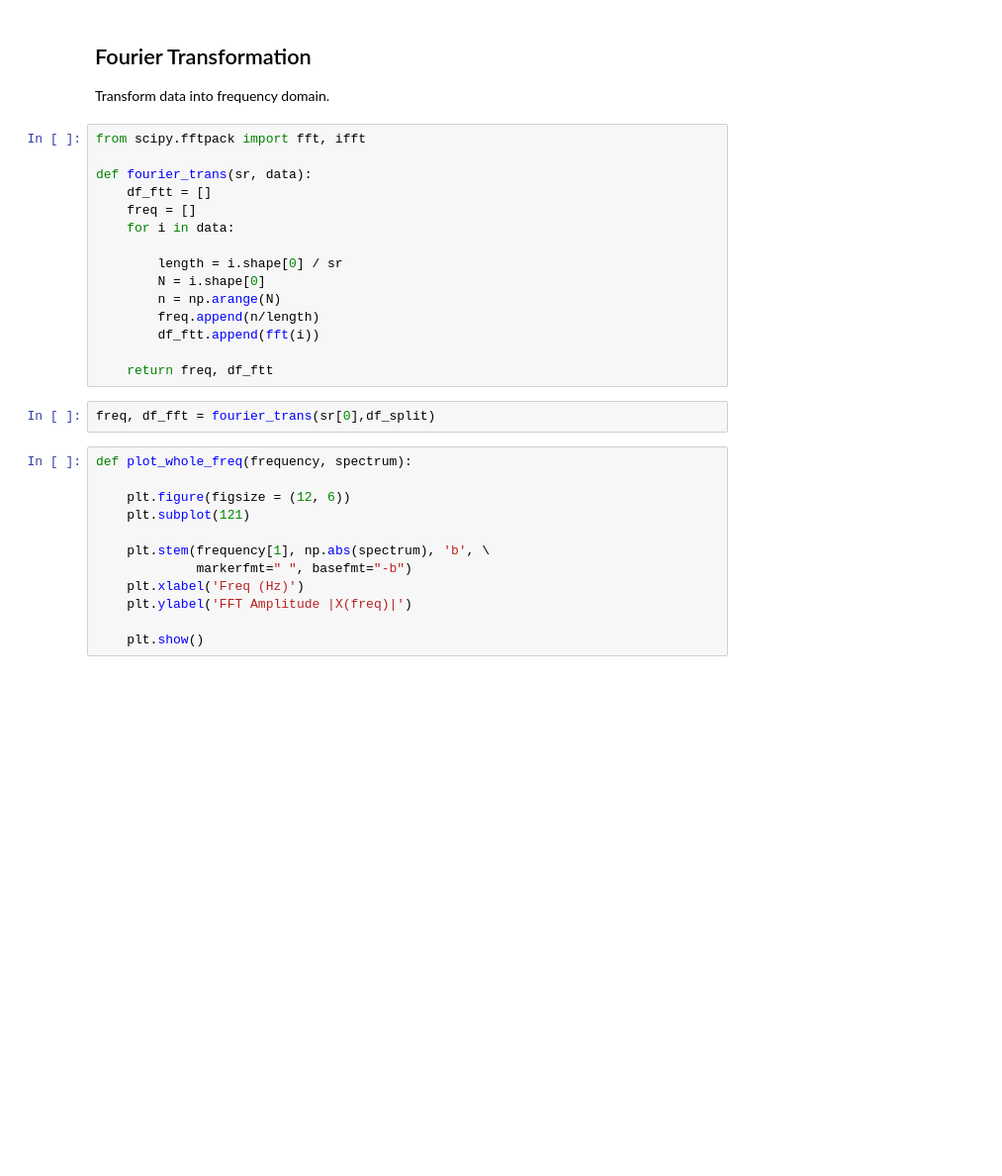
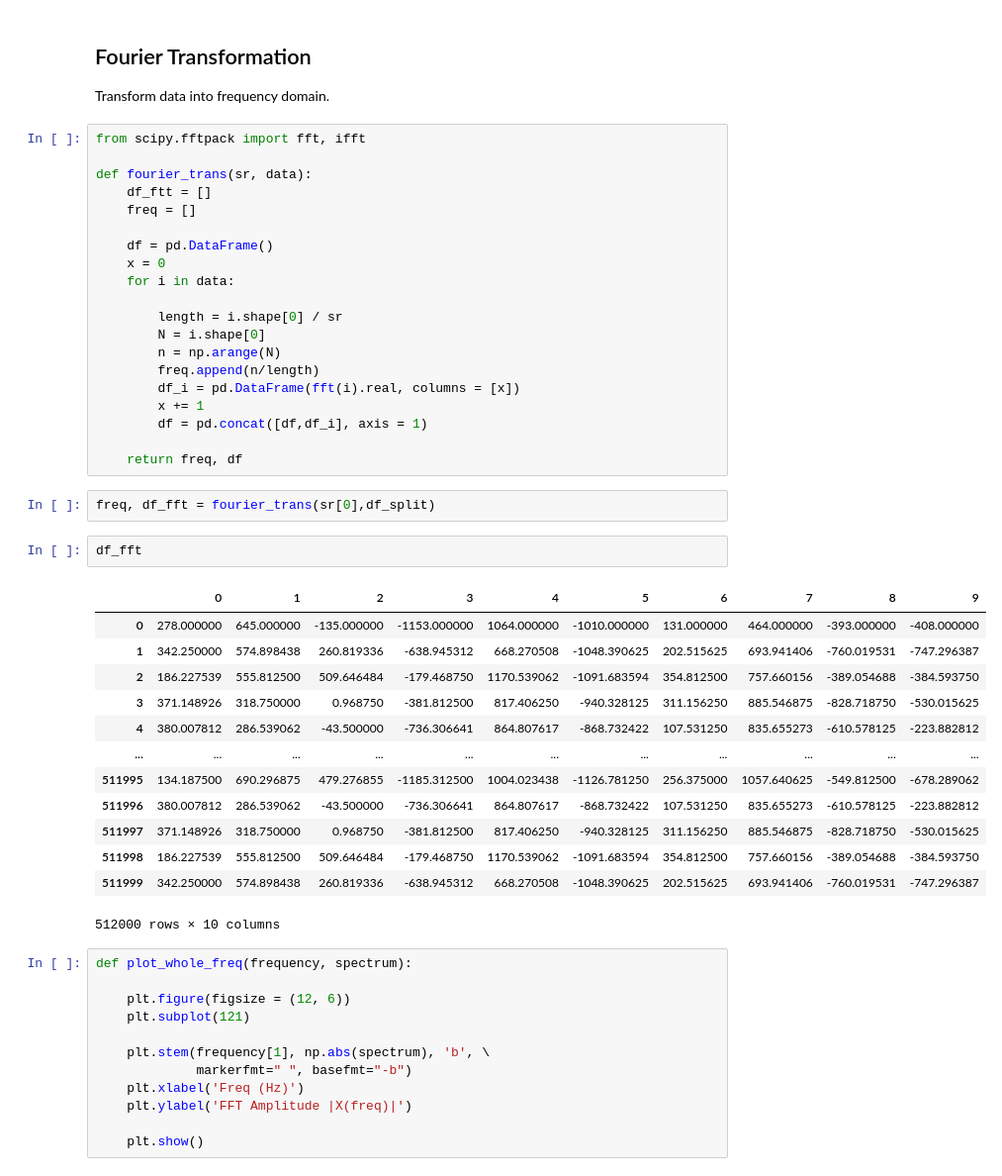
Before and after one commit to JPNMint/Cavitation_detection_ML, a Jupyter notebook: pipeline_V1.ipynb, the cells around one changed output. Shown: that part at 99% size. Saved outputs shown, nothing was run; the diff lists cells and outputs as text; blank space fills up the shorter version.

Commit message:
changed split results to dataframe for better feature extraction

```diff
--- a/pipeline_V1.ipynb
+++ b/pipeline_V1.ipynb
@@ -55,17 +55,38 @@ from scipy.fftpack import fft, ifft
 def fourier_trans(sr, data):
     df_ftt = []
     freq = []
+
+    df = pd.DataFrame()
+    x = 0
     for i in data:
 
         length = i.shape[0] / sr
         N = i.shape[0]
         n = np.arange(N)
         freq.append(n/length)
-        df_ftt.append(fft(i))
+        df_i = pd.DataFrame(fft(i).real, columns = [x])
+        x += 1
+        df = pd.concat([df,df_i], axis = 1)
 
-    return freq, df_ftt
+    return freq, df
 # %%
 freq, df_fft = fourier_trans(sr[0],df_split)
+# %%
+df_fft
+# %% [output]
+|  | 0 | 1 | 2 | 3 | 4 | 5 | 6 | 7 | 8 | 9 |
+| 0 | 278.000000 | 645.000000 | -135.000000 | -1153.000000 | 1064.000000 | -1010.000000 | 131.000000 | 464.000000 | -393.000000 | -408.000000 |
+| 1 | 342.250000 | 574.898438 | 260.819336 | -638.945312 | 668.270508 | -1048.390625 | 202.515625 | 693.941406 | -760.019531 | -747.296387 |
+| 2 | 186.227539 | 555.812500 | 509.646484 | -179.468750 | 1170.539062 | -1091.683594 | 354.812500 | 757.660156 | -389.054688 | -384.593750 |
+| 3 | 371.148926 | 318.750000 | 0.968750 | -381.812500 | 817.406250 | -940.328125 | 311.156250 | 885.546875 | -828.718750 | -530.015625 |
+| 4 | 380.007812 | 286.539062 | -43.500000 | -736.306641 | 864.807617 | -868.732422 | 107.531250 | 835.655273 | -610.578125 | -223.882812 |
+| ... | ... | ... | ... | ... | ... | ... | ... | ... | ... | ... |
+| 511995 | 134.187500 | 690.296875 | 479.276855 | -1185.312500 | 1004.023438 | -1126.781250 | 256.375000 | 1057.640625 | -549.812500 | -678.289062 |
+| 511996 | 380.007812 | 286.539062 | -43.500000 | -736.306641 | 864.807617 | -868.732422 | 107.531250 | 835.655273 | -610.578125 | -223.882812 |
+| 511997 | 371.148926 | 318.750000 | 0.968750 | -381.812500 | 817.406250 | -940.328125 | 311.156250 | 885.546875 | -828.718750 | -530.015625 |
+| 511998 | 186.227539 | 555.812500 | 509.646484 | -179.468750 | 1170.539062 | -1091.683594 | 354.812500 | 757.660156 | -389.054688 | -384.593750 |
+| 511999 | 342.250000 | 574.898438 | 260.819336 | -638.945312 | 668.270508 | -1048.390625 | 202.515625 | 693.941406 | -760.019531 | -747.296387 |
+512000 rows × 10 columns
 # %%
 def plot_whole_freq(frequency, spectrum):
 
```
Also changed, not shown: parts of 11 cells of this notebook.
